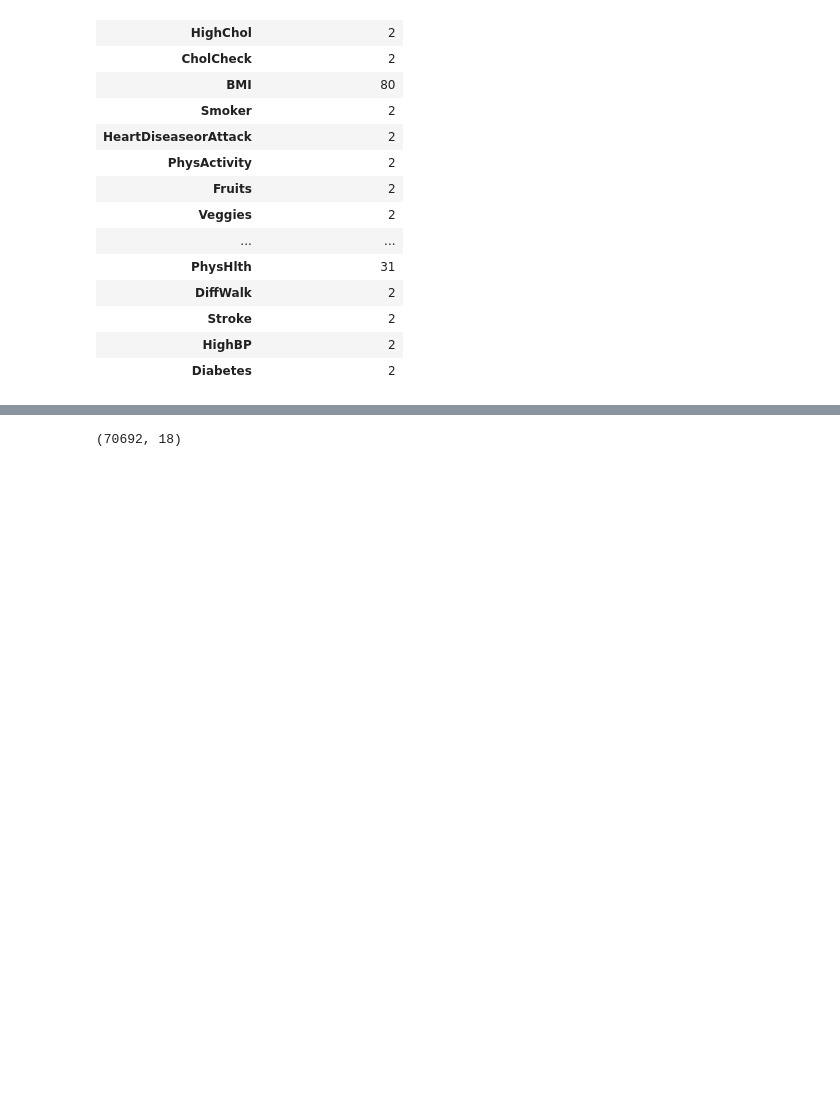
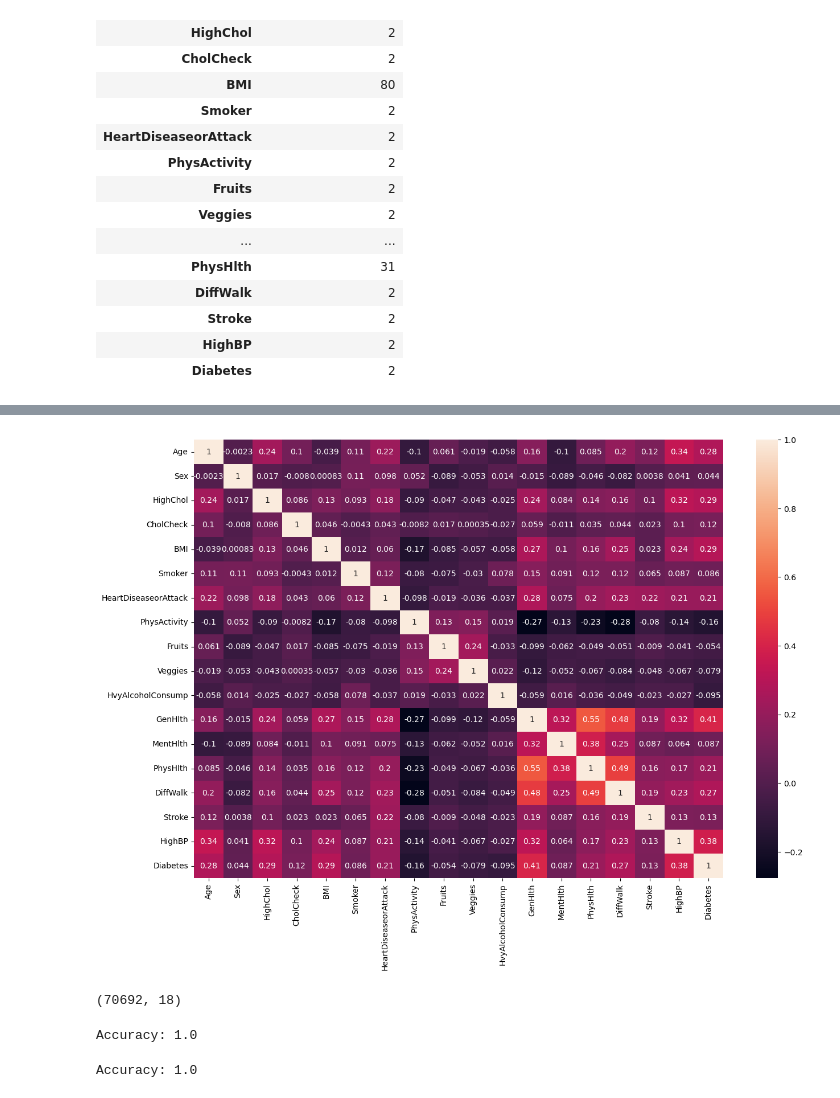
Before and after one commit to Sushil100040/Project-4, a Jupyter notebook: Resources/.ipynb, the cells around one changed output, grey strips where cells are left out. Cells and saved outputs as stored; diff of their text form; code cells hidden in the pictures; blank space fills up the shorter version.

```diff
--- a/Resources/.ipynb
+++ b/Resources/.ipynb
@@ -61,4 +109,72 @@ pd.DataFrame(unique_values, index=['unique value count']).transpose()
+# %%
+plt.figure(figsize=(15,10))
+sb.heatmap(df.corr(), annot=True)
+plt.show()
+# %% [output]
+[figure, added]
 # %%
 df.shape
 # %% [output]
 (70692, 18)
+# %%
+# Import the required libraries
+import numpy as np
+import pandas as pd
+from sklearn.ensemble import RandomForestClassifier
+from sklearn.model_selection import train_test_split
+from sklearn.metrics import accuracy_score
+
+
+
+# Separate the features and the target variable
+X = df.drop('HighChol', axis=1)  # Features
+y =df['Diabetes']  # Target variable
+
+# Split the dataset into training and testing sets
+X_train, X_test, y_train, y_test = train_test_split(X, y, test_size=0.2, random_state=42)
+
+# Create a Random Forest classifier
+rf_classifier = RandomForestClassifier(n_estimators=1000, random_state=42)
+
+# Train the classifier using the training data
+rf_classifier.fit(X_train, y_train)
+
+# Make predictions on the test set
+y_pred = rf_classifier.predict(X_test)
+
+# Evaluate the accuracy of the classifier
+accuracy = accuracy_score(y_test, y_pred)
+print("Accuracy:", accuracy)
+# %% [output]
+Accuracy: 1.0
+# %%
+# Import the required libraries
+import numpy as np
+import pandas as pd
+from sklearn.tree import DecisionTreeClassifier
+from sklearn.model_selection import train_test_split
+from sklearn.metrics import accuracy_score
+
+
+
+# Separate the features and the target variable
+X = df.drop('Stroke', axis=1)  # Features
+y = df['Diabetes']  # Target variable
+
+# Split the dataset into training and testing sets
+X_train, X_test, y_train, y_test = train_test_split(X, y, test_size=0.2, random_state=42)
+
+# Create a Decision Tree classifier
+dt_classifier = DecisionTreeClassifier(random_state=42)
+
+# Train the classifier using the training data
+dt_classifier.fit(X_train, y_train)
+
+# Make predictions on the test set
+y_pred = dt_classifier.predict(X_test)
+
+# Evaluate the accuracy of the classifier
+accuracy = accuracy_score(y_test, y_pred)
+print("Accuracy:", accuracy)
+# %% [output]
+Accuracy: 1.0
```
Also changed, not shown: parts of 7 cells of this notebook.
